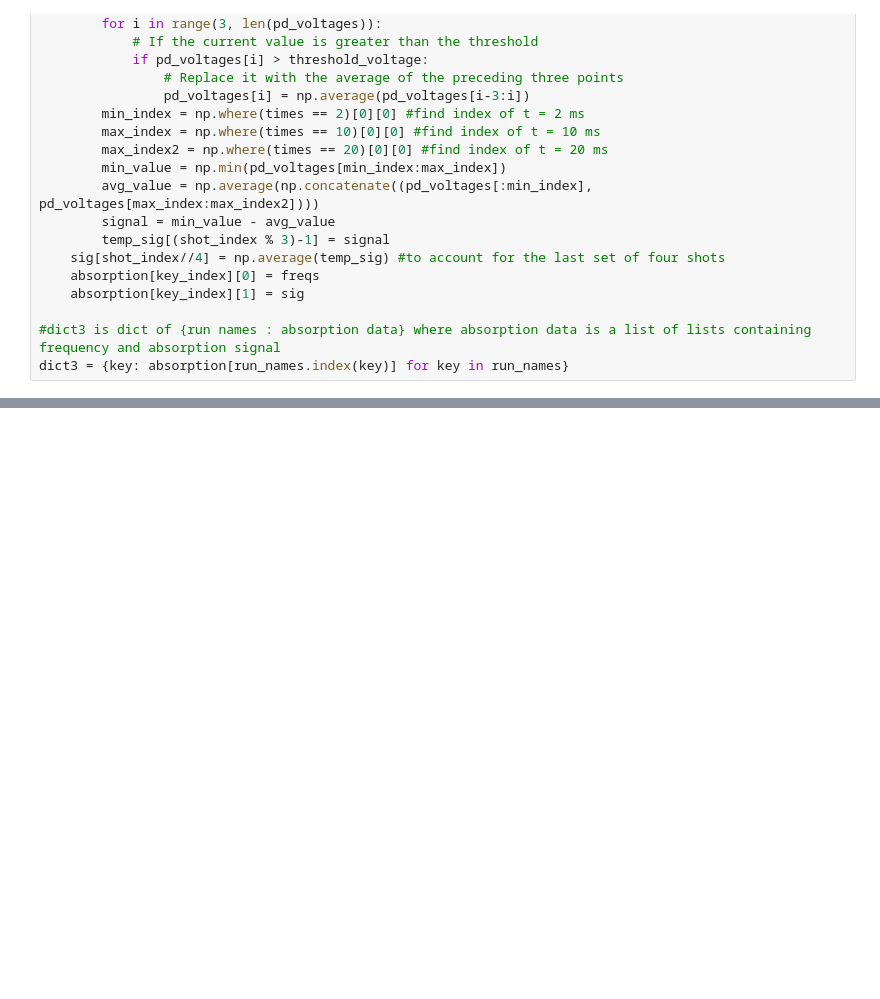
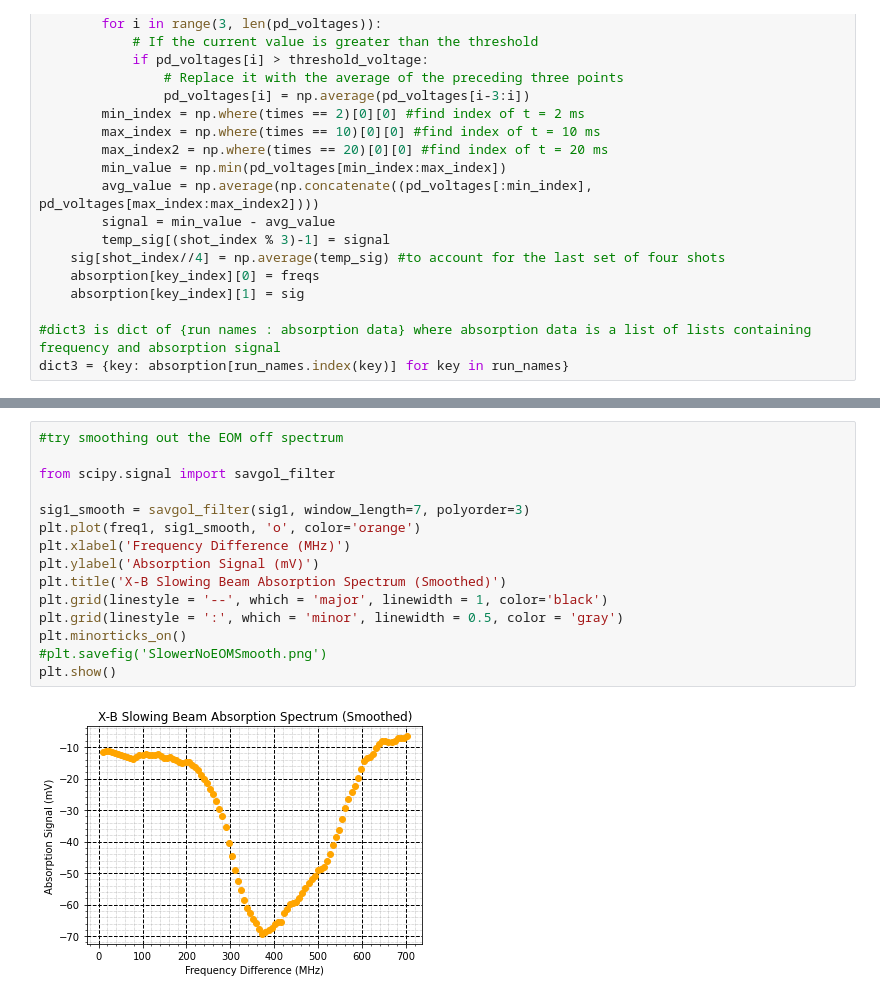
Before and after one commit to geoffrey-zheng/SrF-Calcs, a Jupyter notebook: Push-Beam/SlowerTransverseAbsorption.ipynb, the cells around one changed output, grey strips where cells are left out. Saved outputs shown, nothing was run; the diff lists cells and outputs as text; blank space fills up the shorter version.

```diff
--- a/Push-Beam/SlowerTransverseAbsorption.ipynb
+++ b/Push-Beam/SlowerTransverseAbsorption.ipynb
@@ -129,0 +237,17 @@ plt.show()
+# %%
+#try smoothing out the EOM off spectrum
+
+from scipy.signal import savgol_filter
+
+sig1_smooth = savgol_filter(sig1, window_length=7, polyorder=3)
+plt.plot(freq1, sig1_smooth, 'o', color='orange')
+plt.xlabel('Frequency Difference (MHz)')
+plt.ylabel('Absorption Signal (mV)')
+plt.title('X-B Slowing Beam Absorption Spectrum (Smoothed)')
+plt.grid(linestyle = '--', which = 'major', linewidth = 1, color='black')
+plt.grid(linestyle = ':', which = 'minor', linewidth = 0.5, color = 'gray')
+plt.minorticks_on()
+#plt.savefig('SlowerNoEOMSmooth.png')
+plt.show()
+# %% [output]
+[figure, added]
```
Also changed, not shown: parts of 5 cells of this notebook, 11 other files.
